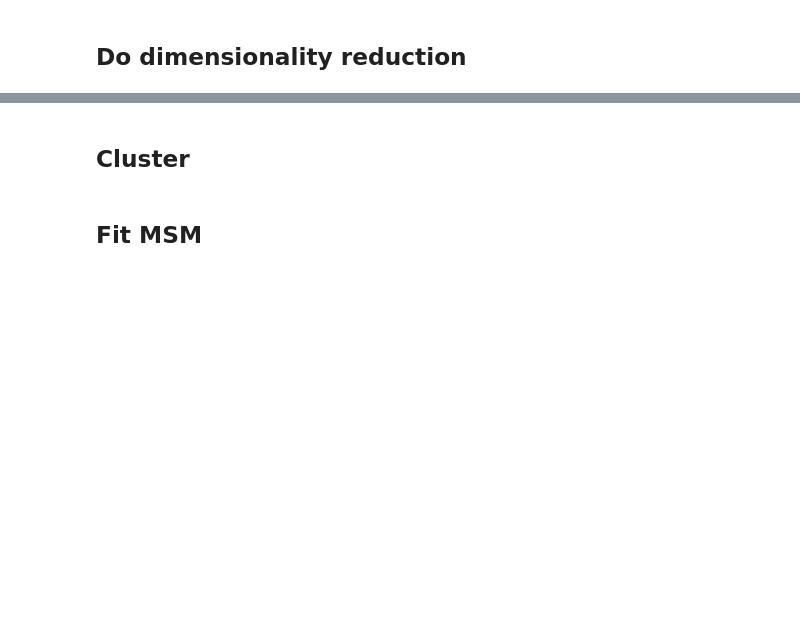
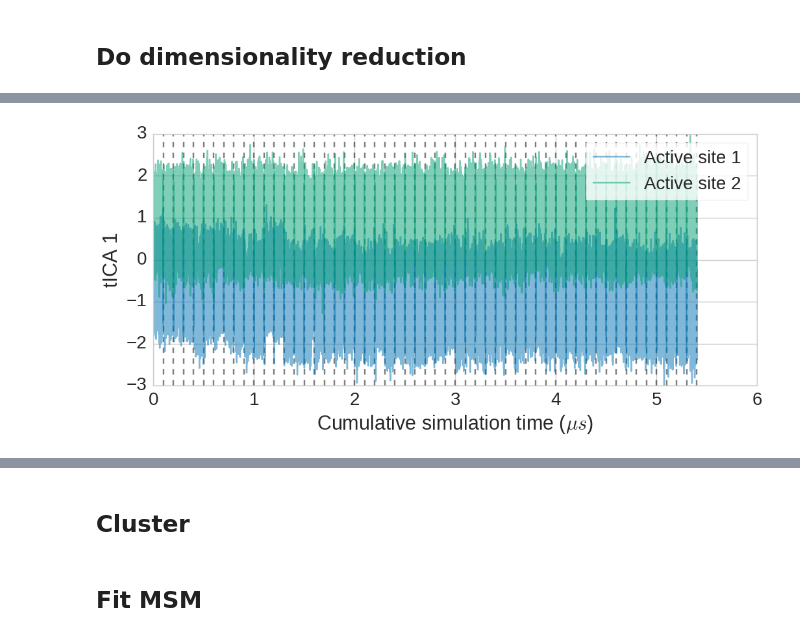
Before and after one commit to RobertArbon/AADH_Analysis, a Jupyter notebook: Amber_Production_Models/Internal Coords MSM.ipynb, the cells around one changed output, grey strips where cells are left out. Drawn from its saved outputs; the diff is of its cells as text; code cells hidden in the pictures; blank space fills up the shorter version.

```diff
--- a/Amber_Production_Models/Internal Coords MSM.ipynb
+++ b/Amber_Production_Models/Internal Coords MSM.ipynb
@@ -70,7 +70,7 @@ def get_max_gap(evs, which=0):
     """
     returns n = number of components and spectral gap
     """
-    ratios = evs[:-1]/evs[1:]
+    ratios = evs[:-1]-evs[1:]
     return (np.argsort(ratios)[::-1][which]+1, ratios[np.argsort(ratios)[::-1][which]])
 # %% [markdown]
 ## Choose tICA parameters
@@ -126,7 +126,14 @@ Running bonds
 featurize.set_params(features__which_feat='angles')
 featurize.fit(trajs)
 ftrajs = featurize.transform(trajs)
-tica = tICA(n_components=3, lag_time=int(50/to_ns))
+tica = tICA(n_components=1, lag_time=int(50/to_ns))
 ttrajs = tica.fit_transform(ftrajs)
 # %%
 txx = np.concatenate(ttrajs)
+# %%
+txx1 = np.concatenate(ttrajs[::2])
+txx2 = np.concatenate(ttrajs[1::2])
+print(txx1.shape)
+print(txx2.shape)
+for traj in ttrajs:
+    print(traj.shape)
@@ -132,0 +158,32 @@ txx = np.concatenate(ttrajs)
+# %%
+import matplotlib.pyplot as plt
+%matplotlib inline
+import seaborn as sns
+sns.set_palette('colorblind', 2)
+t = np.arange(txx1.shape[0])*to_ns/1000
+n_comps = 1
+n_frames = int(t_max/to_ns)
+stride=1
+space=1
+with sns.plotting_context('notebook', font_scale=2):
+    fig, axes = plt.subplots(nrows=n_comps, sharex=True, figsize=(12,5))
+    sns.set_style('whitegrid')
+    for i in range(n_comps):
+        if n_comps > 1:
+            ax = axes[i]
+        else:
+            ax = axes
+        for k in range(txx1.shape[0]//n_frames):
+            start, stop = k*n_frames, min(frames_tot, (k+1)*n_frames)
+            times = t[start:stop:stride]
+            ax.plot(times, txx1[start:stop:stride, i], label='Active site 1', alpha=0.5)
+            ax.plot(times, txx2[start:stop:stride, i], label='Active site 2', alpha=0.5)
+            ax.vlines(x=times[-1], ymin=-3,ymax=3, color='k', linestyle='--', alpha=0.5)
+            ax.set_ylabel('tICA {}'.format(i+1))
+            ax.set_xlabel('Cumulative simulation time ($\mu s$)')
+    handles, labels = ax.get_legend_handles_labels()
+    ax.legend(handles[:2], labels[:2], frameon=True, framealpha=0.8)
+    ax.set_ylim((-3,3))
+plt.savefig('tICA_Trajectory.pdf')
+# %% [output]
+[figure, added]
```
Also changed, not shown: parts of 22 cells of this notebook.
